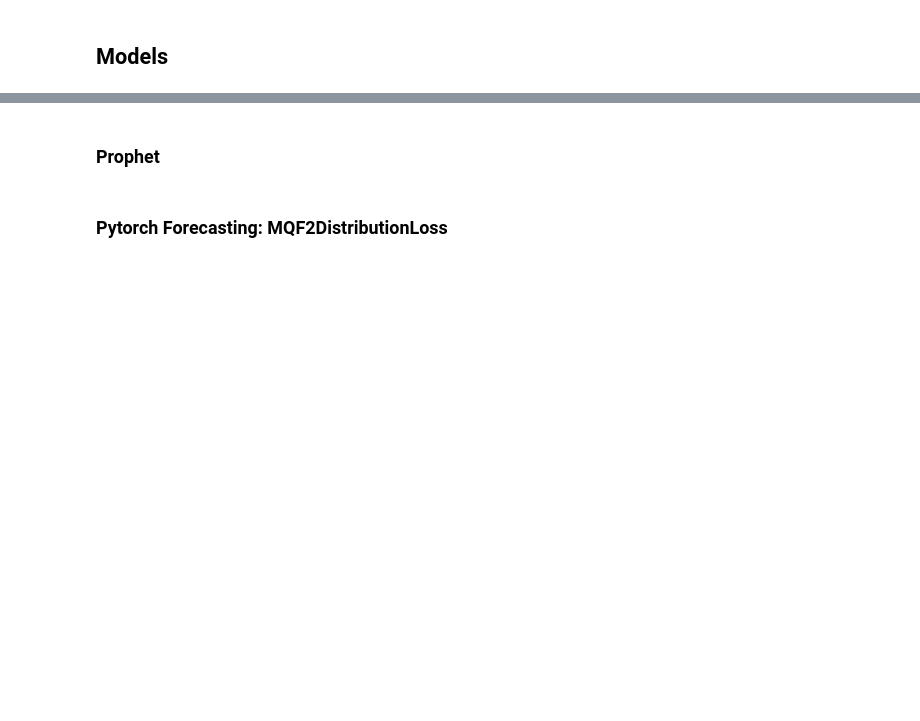
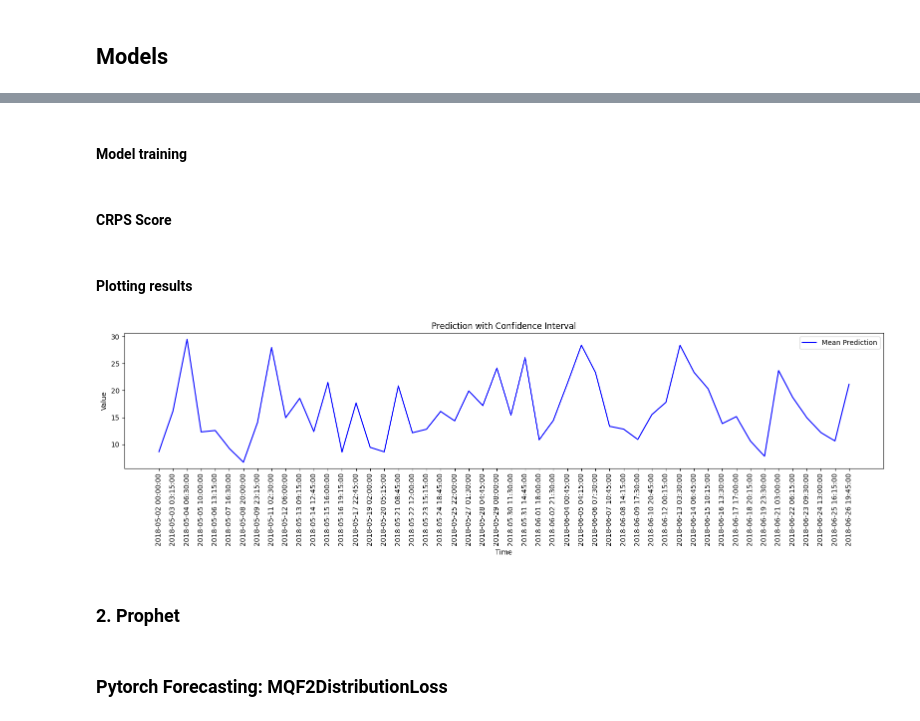
Before and after one commit to pintamonas4575/SERTEMP-project-MAADM-UPM, a Jupyter notebook: SERTEMP_forecasting_challenge.ipynb, the cells around one changed output, grey strips where cells are left out. Cells and saved outputs as stored; diff of their text form; code cells hidden in the pictures; blank space fills up the shorter version.

Commit message:
nearly finished LGBMRegressor model

```diff
--- a/SERTEMP_forecasting_challenge.ipynb
+++ b/SERTEMP_forecasting_challenge.ipynb
@@ -16,10 +18,10 @@ from sklearn.metrics import mean_squared_error, mean_absolute_error
 # %% [markdown]
 ## **Dataset Analysis**
 # %%
-train_and_public_df = pd.read_csv('data/temperature-forecasting-challenge/train_and_Public.csv')
+train_and_public_df = pd.read_csv('data/temperature-forecasting-challenge/train_and_Public.csv', index_col=['id'])
 train_and_public_df['date'] = pd.to_datetime(train_and_public_df['date'])
 for col in train_and_public_df.select_dtypes(include=['float64']).columns:
-    train_and_public_df[col] = train_and_public_df[col].astype('float16')
+    train_and_public_df[col] = train_and_public_df[col].astype('float32')
 
 train_df = train_and_public_df[:64320]
 test_df = train_and_public_df[64320:]
@@ -76,5 +68,19 @@ plt.show()
 # %% [markdown]
 ## **Models**
+# %%
+quantiles = [0.025,0.05,0.10,0.15,0.20,0.25,0.30,0.35,0.40,0.45,0.50,0.55,0.60,0.65,0.70,0.75,0.80,0.85,0.90,0.95,0.975]
+quantile_mapping = {
+    0.95: ('0.025', '0.975'),
+    0.9: ('0.05', '0.95'),
+    0.8: ('0.10', '0.90'),
+    0.7: ('0.15', '0.85'),
+    0.6: ('0.20', '0.80'),
+    0.5: ('0.25', '0.75'),
+    0.4: ('0.30', '0.70'),
+    0.3: ('0.35', '0.65'),
+    0.2: ('0.40', '0.60'),
+    0.1: ('0.45', '0.55')
+}
 # %%
 def plot_and_validate(train_df: pd.DataFrame, test_df: pd.DataFrame, predictions: np.ndarray, model_name: str) -> None:
     if len(test_df.columns) > 1:
@@ -97,0 +106,6 @@ def plot_and_validate(train_df: pd.DataFrame, test_df: pd.DataFrame, predictions
+# %%
+X_train, y_train = train_df.drop(columns=['date', 'Temperature']), train_df['Temperature']
+test_df = pd.read_csv('data/temperature-forecasting-challenge/test.csv', index_col=['id'])
+X_test = test_df.copy().drop(columns=['date'])
+# %% [markdown]
+#### Model training
@@ -97,0 +139,2 @@ def plot_and_validate(train_df: pd.DataFrame, test_df: pd.DataFrame, predictions
+# %% [markdown]
+#### CRPS Score
@@ -98,5 +146,28 @@ def plot_and_validate(train_df: pd.DataFrame, test_df: pd.DataFrame, predictions
+# %% [markdown]
+#### Plotting results
+# %%
+# x-> timestamp
+# mean-> media (valor del medio)
+# lower-> intevalo de confianza menor
+# upper-> intervalo de confianza superior
+
+plt.figure(figsize=(16, 5))
+# plt.plot(test_df['date'], predictions_df['0.50'], label='Mean Prediction', color='blue')
+n = 50  # number of x values to plot
+sample_idxs = np.linspace(0, len(test_df)-1, n, dtype=int)
+plt.plot(test_df['date'].iloc[sample_idxs], predictions_df['0.50'].iloc[sample_idxs], label='Mean Prediction', color='blue')
+# plt.fill_between(predictions_df['0.50'].iloc[sample_idxs], [0.025], [0.95], color='blue', alpha=0.2, label='Confidence Interval')
+plt.xlabel('Time')
+plt.ylabel('Value')
+plt.xticks(rotation=90)
+plt.title('Prediction with Confidence Interval')
+plt.legend()
+plt.tight_layout()
+plt.show()
+# %% [output]
+[figure, added]
 # %% [markdown]
-### Prophet
+### **2. Prophet**
 # %%
 model_prophet = Prophet(interval_width=0.95)
 new_df = train_df.copy().reset_index().rename(columns={'index':'ds', 'value':'y'})
@@ -122,7 +193,7 @@ plot_plotly(m, forecast)
 
 plot_components_plotly(m, forecast)
 # %% [markdown]
-### Pytorch Forecasting: MQF2DistributionLoss
+### **Pytorch Forecasting: MQF2DistributionLoss**
 # %%
 from pytorch_forecasting.metrics.distributions import MQF2DistributionLoss
 # %%
```
Also changed, not shown: parts of 10 cells of this notebook, 3 other files.
